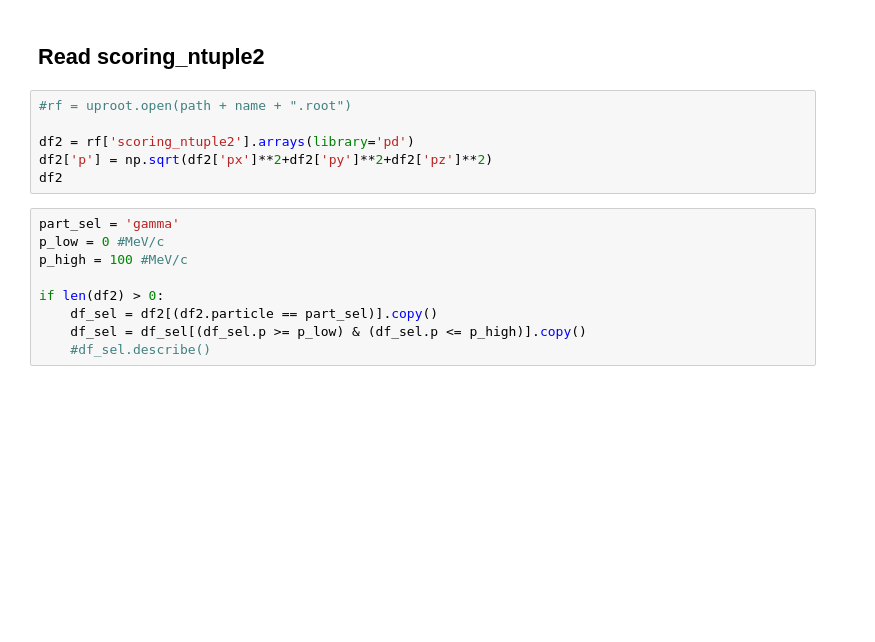
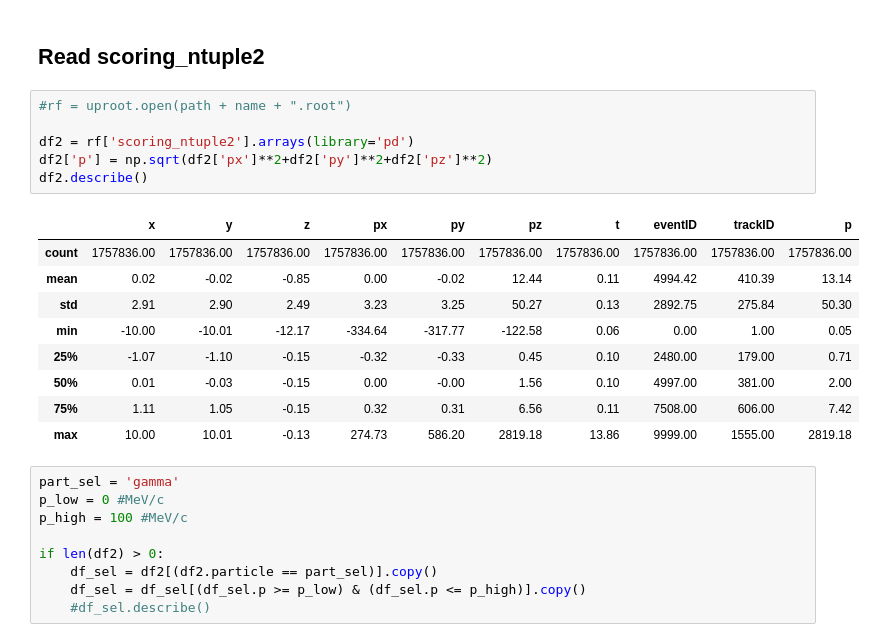
Before and after one commit to paternog/PositronSource, a Jupyter notebook: analysis_scripts/PS_G4_file_analysis.ipynb, the cells around one changed output. Saved outputs shown, nothing was run; the diff lists cells and outputs as text; blank space fills up the shorter version.

```diff
--- a/analysis_scripts/PS_G4_file_analysis.ipynb
+++ b/analysis_scripts/PS_G4_file_analysis.ipynb
@@ -956,9 +1038,19 @@ df2img.save_dataframe(fig=fig, filename=outpath+"df_results.jpg")
 # %%
 #rf = uproot.open(path + name + ".root")
 
 df2 = rf['scoring_ntuple2'].arrays(library='pd')
 df2['p'] = np.sqrt(df2['px']**2+df2['py']**2+df2['pz']**2)
-df2
+df2.describe()
+# %% [output]
+|  | x | y | z | px | py | pz | t | eventID | trackID | p |
+| count | 1757836.00 | 1757836.00 | 1757836.00 | 1757836.00 | 1757836.00 | 1757836.00 | 1757836.00 | 1757836.00 | 1757836.00 | 1757836.00 |
+| mean | 0.02 | -0.02 | -0.85 | 0.00 | -0.02 | 12.44 | 0.11 | 4994.42 | 410.39 | 13.14 |
+| std | 2.91 | 2.90 | 2.49 | 3.23 | 3.25 | 50.27 | 0.13 | 2892.75 | 275.84 | 50.30 |
+| min | -10.00 | -10.01 | -12.17 | -334.64 | -317.77 | -122.58 | 0.06 | 0.00 | 1.00 | 0.05 |
+| 25% | -1.07 | -1.10 | -0.15 | -0.32 | -0.33 | 0.45 | 0.10 | 2480.00 | 179.00 | 0.71 |
+| 50% | 0.01 | -0.03 | -0.15 | 0.00 | -0.00 | 1.56 | 0.10 | 4997.00 | 381.00 | 2.00 |
+| 75% | 1.11 | 1.05 | -0.15 | 0.32 | 0.31 | 6.56 | 0.11 | 7508.00 | 606.00 | 7.42 |
+| max | 10.00 | 10.01 | -0.13 | 274.73 | 586.20 | 2819.18 | 13.86 | 9999.00 | 1555.00 | 2819.18 |
 # %%
 part_sel = 'gamma'
 p_low = 0 #MeV/c
```
Also changed, not shown: parts of 20 cells of this notebook, 2 other files.
